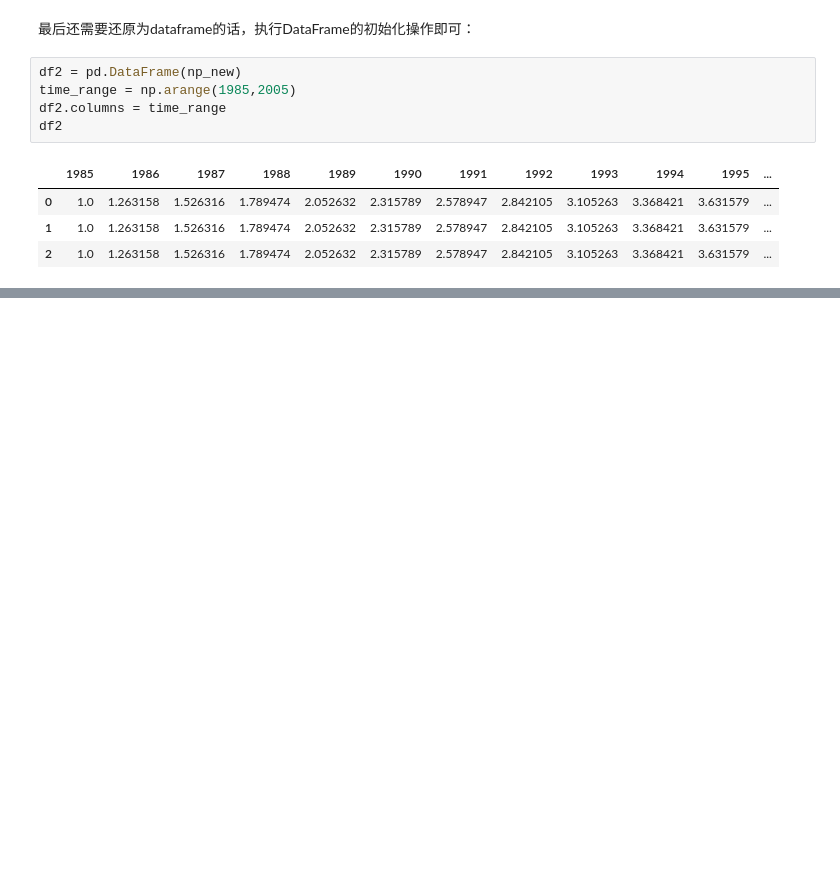
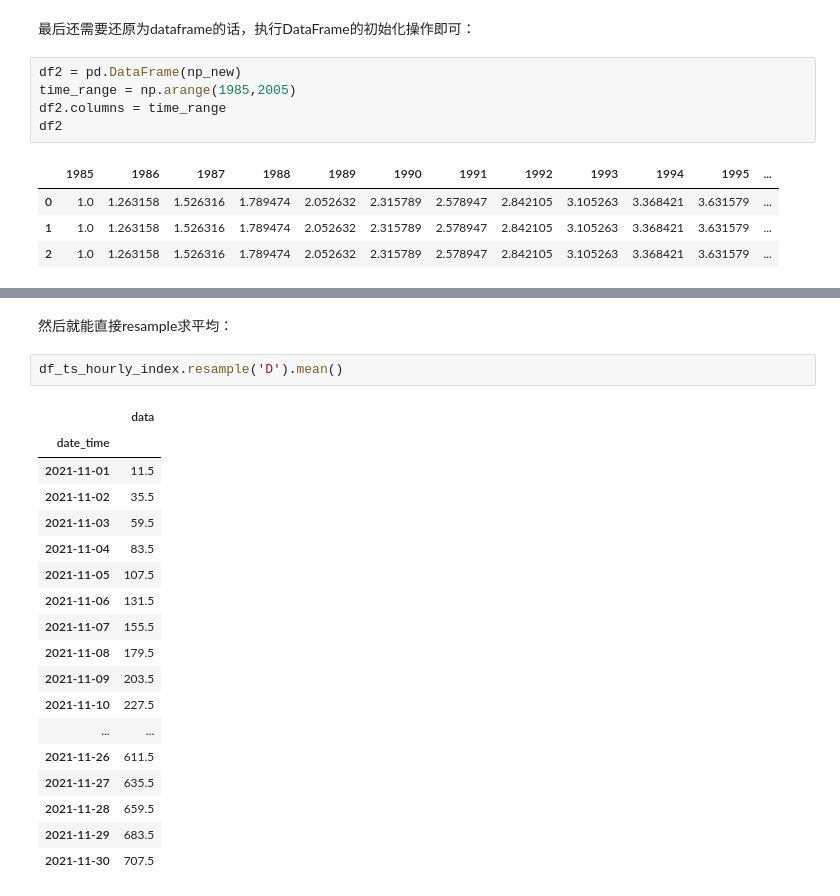
Before and after one commit to iHeadWater/hydrus, a Jupyter notebook: 2-pandas-examples/1-basic-pandas.ipynb, the cells around one changed output, grey strips where cells are left out. Drawn from its saved outputs; the diff is of its cells as text; blank space fills up the shorter version.

```diff
--- a/2-pandas-examples/basic-pandas.ipynb
+++ b/2-pandas-examples/1-basic-pandas.ipynb
@@ -1809,0 +1839,23 @@ df2
+# %% [markdown]
+然后就能直接resample求平均：
+# %%
+df_ts_hourly_index.resample('D').mean()
+# %% [output]
+|  | data |
+| date_time |  |
+| 2021-11-01 | 11.5 |
+| 2021-11-02 | 35.5 |
+| 2021-11-03 | 59.5 |
+| 2021-11-04 | 83.5 |
+| 2021-11-05 | 107.5 |
+| 2021-11-06 | 131.5 |
+| 2021-11-07 | 155.5 |
+| 2021-11-08 | 179.5 |
+| 2021-11-09 | 203.5 |
+| 2021-11-10 | 227.5 |
+| ... | ... |
+| 2021-11-26 | 611.5 |
+| 2021-11-27 | 635.5 |
+| 2021-11-28 | 659.5 |
+| 2021-11-29 | 683.5 |
+| 2021-11-30 | 707.5 |
```
Also changed, not shown: parts of 5 cells of this notebook.
